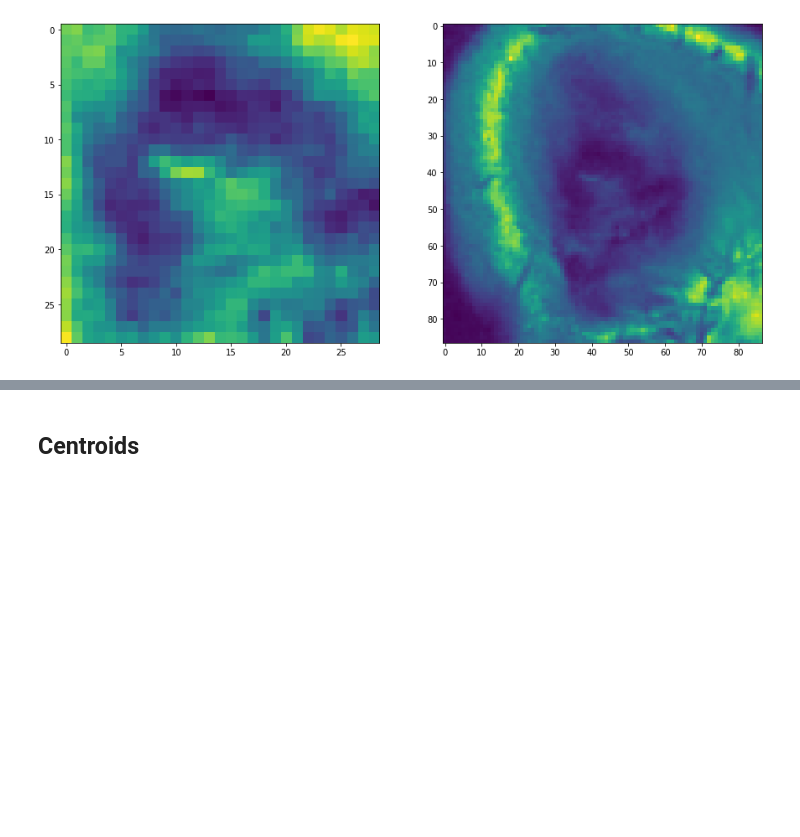
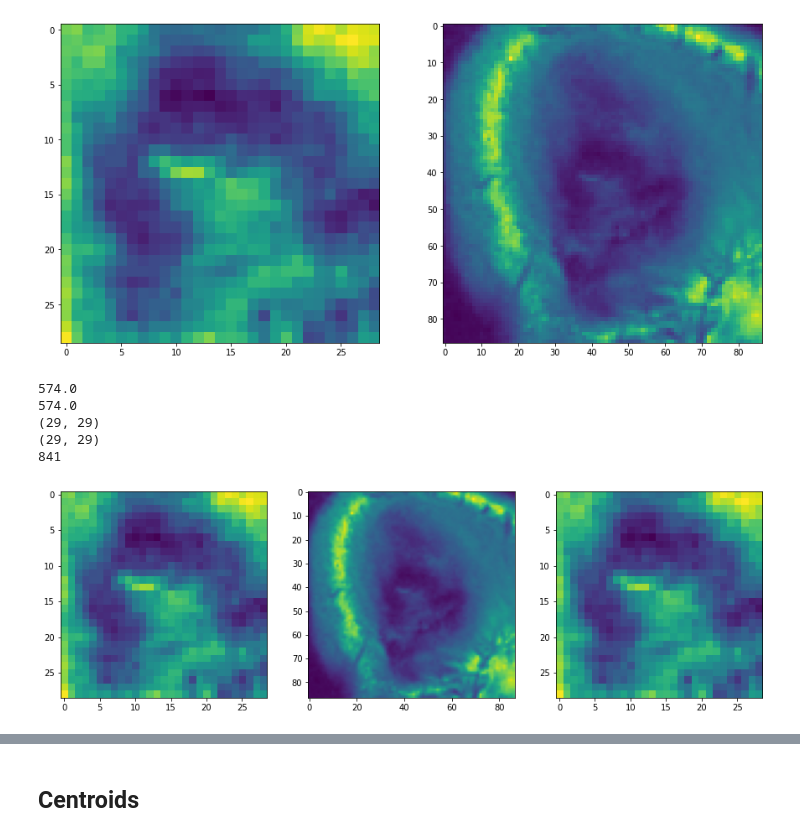
Before and after one commit to enfow/brain_segmentation, a Jupyter notebook: dataset_tester.ipynb, the cells around one changed output, grey strips where cells are left out. Drawn from its saved outputs; the diff is of its cells as text; code cells hidden in the pictures; blank space fills up the shorter version.

```diff
--- a/dataset_tester.ipynb
+++ b/dataset_tester.ipynb
@@ -204,4 +216,24 @@ axarr[1].imshow(single_brain_data["patch"][0]["3d_patch_scale_3"][43])
 574.0
 <matplotlib.image.AxesImage at 0x...>
 [figure]
+# %%
+print(single_brain_data["patch"][0]["3d_patch_scale_1"][14][14][14])
+print(single_brain_data["patch"][0]["3d_patch_scale_3"][43][43][43])
+
+f, axarr = plt.subplots(1,3, figsize=(15,15))
+axarr[0].imshow(single_brain_data["patch"][0]["3d_patch_scale_1"][14])
+axarr[1].imshow(single_brain_data["patch"][0]["3d_patch_scale_3"][43])
+axarr[2].imshow(single_brain_data["patch"][0]["3d_patch_scale_3"][43,29:58, 29:58])
+
+
+print(single_brain_data["patch"][0]["3d_patch_scale_3"][43, 29:58, 29:58].shape)
+print(single_brain_data["patch"][0]["3d_patch_scale_1"][14].shape)
+print((single_brain_data["patch"][0]["3d_patch_scale_3"][43, 29:58, 29:58] == single_brain_data["patch"][0]["3d_patch_scale_1"][14]).sum())
+# %% [output]
+574.0
+574.0
+(29, 29)
+(29, 29)
+841
+[figure, added]
 # %%
```
Also changed, not shown: parts of 6 cells of this notebook.
